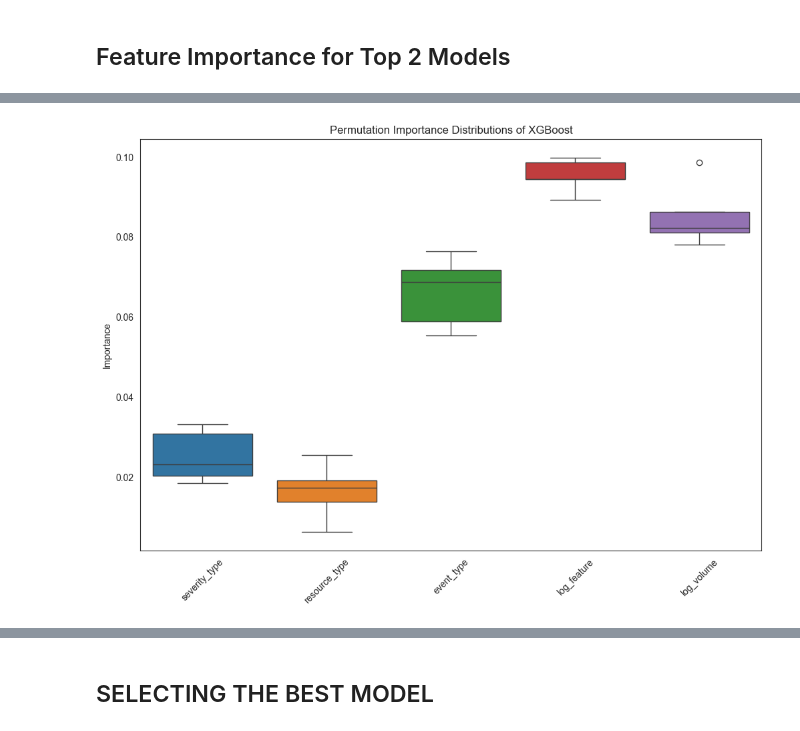
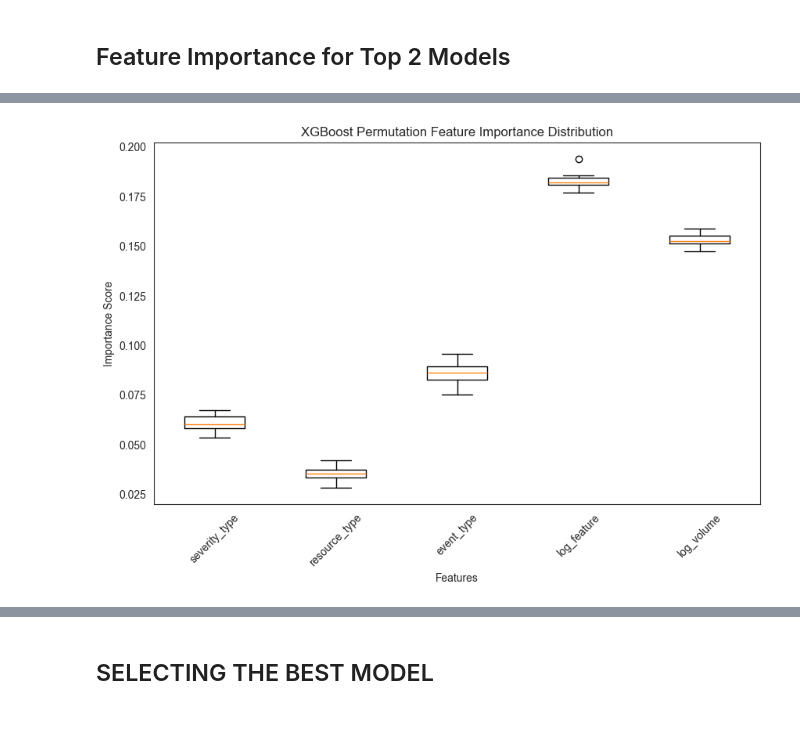
Before and after one commit to EzPhil001/Telstra-fault-severity-app, a Jupyter notebook: Philip Nwachukwu Eze - Final Python Project.ipynb, the cells around one changed output, grey strips where cells are left out. Saved outputs shown, nothing was run; the diff lists cells and outputs as text; code cells hidden in the pictures.

```diff
--- a/Philip Nwachukwu Eze - Final Python Project.ipynb
+++ b/Philip Nwachukwu Eze - Final Python Project.ipynb
@@ -1082,7 +1085,8 @@ X_test
 ## Pipeline Construction
 # %%
 # Logistic Regression Pipeline
-lr_pipeline = Pipeline([('scaler', StandardScaler()), ('model', LogisticRegression(max_iter=5000))])
+lr_pipeline = ImPipeline([('smote', SMOTE(random_state=123)),
+                           ('model', LogisticRegression(max_iter=5000, random_state=123))])
 
 lr_pipeline.fit(X_train, y_train)
 # %% [output]
@@ -1091,5 +1095,6 @@ Pipeline(steps=[('scaler', StandardScaler()),
 # %%
 # Random Forest Pipeline
-rf_pipeline = Pipeline([('model', RandomForestClassifier(random_state=42))])
+rf_pipeline = ImPipeline([('smote', SMOTE(random_state=123)),
+                           ('model', RandomForestClassifier(n_estimators=200, random_state=123))])
 rf_pipeline.fit(X_train, y_train)
 # %% [output]
@@ -1097,5 +1104,6 @@ Pipeline(steps=[('model', RandomForestClassifier(random_state=42))])
 # %%
 # XGBoost Pipeline
-xgb_pipeline = Pipeline([('model', XGBClassifier(random_state=42))])
+xgb_pipeline = ImPipeline([('smote', SMOTE(random_state=123)),
+                           ('model', XGBClassifier(random_state=123, eval_metric='mlogloss'))])
 xgb_pipeline.fit(X_train, y_train)
 # %% [output]
@@ -1174,13 +1128,24 @@ X_test_sfs
 # %% [markdown]
 # Comparison Table Using Pipelines
 # %%
-models = {'Logistic Regression': lr_pipeline, 'Random Forest': rf_pipeline, 'XGBoost': xgb_pipeline}
+models = {
+    'Logistic Regression': LogisticRegression(max_iter=5000, random_state=123),
+    'Random Forest': RandomForestClassifier(n_estimators=200, random_state=123),
+    'XGBoost': XGBClassifier(random_state=123, eval_metric='mlogloss')
+}
 
 results = []
 
 for name, model in models.items():
-    model.fit(X_train_sfs, y_train)
-    y_pred = model.predict(X_test_sfs)
+
+    pipeline = ImbPipeline([
+        ('smote', SMOTE(random_state=123)),
+        ('model', model)
+    ])
+
+    pipeline.fit(X_train, y_train)
+    y_pred = pipeline.predict(X_test)
+
     acc = accuracy_score(y_test, y_pred)
     results.append([name, acc])
 
@@ -2062,22 +2043,23 @@ print(feature_importance)
 # %%
 #Plotting the distributions
 
-perm_feat_imp_xgb = pd.DataFrame(data=perm_xgb.results_,
-                                      columns=X_test_scaled.columns.tolist())
-plt.figure(figsize=(12, 8))
+# Boxplot
+plt.figure(figsize=(10,6))
 
-# Plot the distributions of feature importances using a boxplot
-sns.boxplot(data=perm_feat_imp_xgb)
+plt.boxplot(
+    result.importances.T,
+    labels=X.columns
+)
 
-# Set plot title and labels
-plt.title('Permutation Importance Distributions of XGBoost')
-plt.ylabel('Importance')
+plt.title("XGBoost Permutation Feature Importance Distribution")
+plt.xlabel("Features")
+plt.ylabel("Importance Score")
 
-# Display the plot
 plt.xticks(rotation=45)
+
 plt.show()
 # %% [output]
-[figure, old version]
+[figure, new version]
 # %% [markdown]
 ## XGBOOST FEATURES IMPORTANCE INTERPRETATION
 The XGBoost feature importance results show the contribution of each feature toward predicting fault severity in the dataset using the XGBoost.
```
Also changed, not shown: parts of 73 cells of this notebook, 7 other files.
